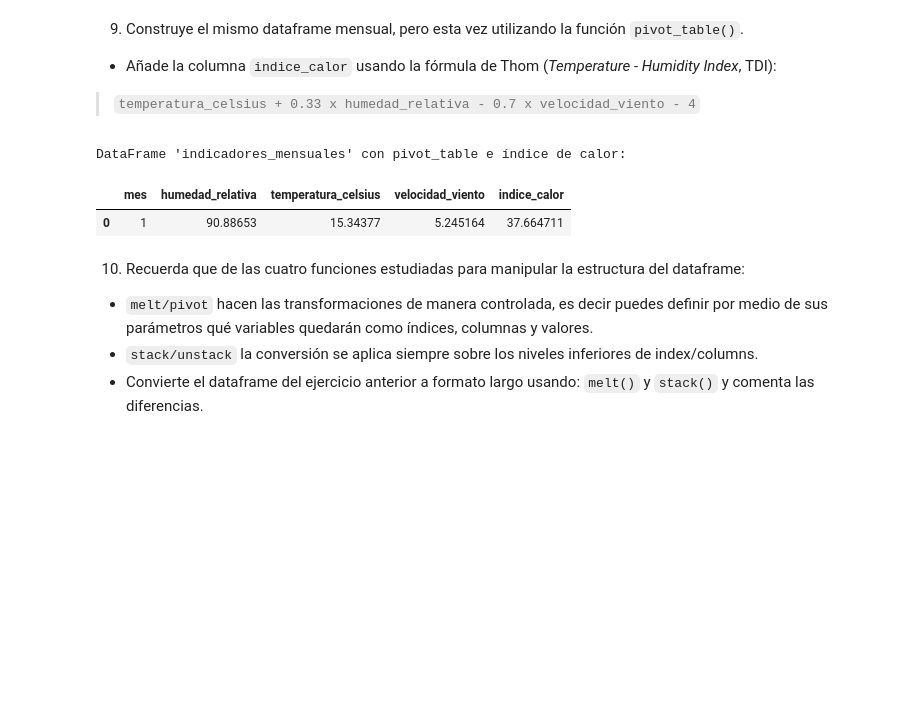
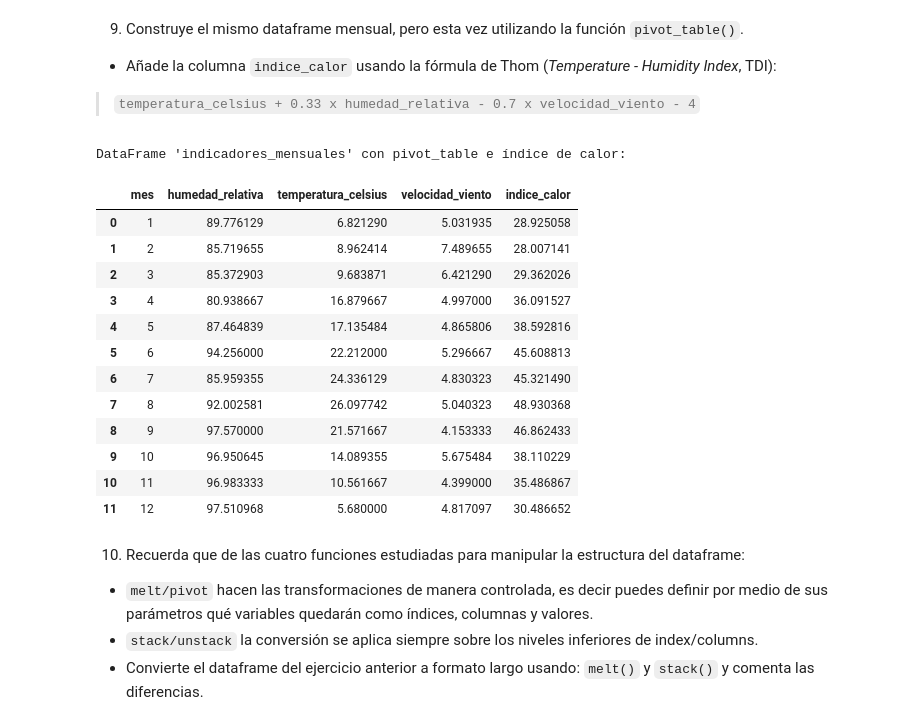
Before and after one commit to JhonWV/Ciencias_Datos, a Jupyter notebook: Actividad2AnalisisPandas.ipynb, the cells around one changed output. Cells and saved outputs as stored; diff of their text form; code cells hidden in the pictures; blank space fills up the shorter version.

```diff
--- a/Actividad2AnalisisPandas.ipynb
+++ b/Actividad2AnalisisPandas.ipynb
@@ -492,12 +494,13 @@ plt.show()
 # Crear columna 'mes' a partir del índice, agrupar, calcular promedios
 # y conservar solo las 3 columnas solicitadas
 indicadores_mensuales = indicadores_diarios.copy()
-indicadores_diarios.index = pd.to_datetime(indicadores_diarios.index)
-indicadores_mensuales['mes'] = indicadores_mensuales.index.month
-# aplicar groupby por la nueva columna 'mes', calcular la media (.mean())
+indicadores_mensuales['fecha'] = pd.to_datetime(indicadores_mensuales['fecha'])
+indicadores_mensuales['mes'] = indicadores_mensuales['fecha'].dt.month
+# aplicar groupby por la nueva columna 'mes', calcular la media )
 # y seleccionar únicamente las columnas requeridas
-indicadores_mensuales = indicadores_mensuales.groupby('mes')[['humedad_relativa',
-'temperatura_celsius', 'velocidad_viento']].mean().reset_index()
+indicadores_mensuales = indicadores_mensuales.groupby('mes')[
+    ['humedad_relativa', 'temperatura_celsius', 'velocidad_viento']
+].mean().reset_index()
 print("DataFrame 'indicadores_mensuales':")
 indicadores_mensuales
 # %% [output]
@@ -511,24 +525,35 @@ DataFrame 'indicadores_mensuales':
 # %%
 # Crear columna 'mes' a partir del índice, agrupar, calcular promedios
 # y conservar solo las 3 columnas solicitadas
 indicadores_mensuales = indicadores_diarios.copy()
-indicadores_diarios.index = pd.to_datetime(indicadores_diarios.index)
-indicadores_mensuales['mes'] = indicadores_mensuales.index.month
+indicadores_mensuales['fecha'] = pd.to_datetime(indicadores_mensuales['fecha'])
+indicadores_mensuales['mes'] = indicadores_mensuales['fecha'].dt.month
 # Construir con la funcion pivot_table y se calcula el promedio agrupado por la columna 'mes'
 indicadores_mensuales = indicadores_mensuales.pivot_table(values=['humedad_relativa', 'temperatura_celsius',
 'velocidad_viento'],index='mes',aggfunc='mean').reset_index()
 
 #Se construye el calculo para agregar usando la fórmula de Thom (TDI)
 # Fórmula: temperatura_celsius + 0.33 * humedad_relativa - 0.7 * velocidad_viento - 4
 indicadores_mensuales['indice_calor'] = (indicadores_mensuales['temperatura_celsius']
 + 0.33 * indicadores_mensuales['humedad_relativa'] - 0.7 * indicadores_mensuales['velocidad_viento']- 4)
 
 print("DataFrame 'indicadores_mensuales' con pivot_table e índice de calor:")
 indicadores_mensuales
 # %% [output]
 DataFrame 'indicadores_mensuales' con pivot_table e índice de calor:
 |  | mes | humedad_relativa | temperatura_celsius | velocidad_viento | indice_calor |
-| 0 | 1 | 90.88653 | 15.34377 | 5.245164 | 37.664711 |
+| 0 | 1 | 89.776129 | 6.821290 | 5.031935 | 28.925058 |
+| 1 | 2 | 85.719655 | 8.962414 | 7.489655 | 28.007141 |
+| 2 | 3 | 85.372903 | 9.683871 | 6.421290 | 29.362026 |
+| 3 | 4 | 80.938667 | 16.879667 | 4.997000 | 36.091527 |
+| 4 | 5 | 87.464839 | 17.135484 | 4.865806 | 38.592816 |
+| 5 | 6 | 94.256000 | 22.212000 | 5.296667 | 45.608813 |
+| 6 | 7 | 85.959355 | 24.336129 | 4.830323 | 45.321490 |
+| 7 | 8 | 92.002581 | 26.097742 | 5.040323 | 48.930368 |
+| 8 | 9 | 97.570000 | 21.571667 | 4.153333 | 46.862433 |
+| 9 | 10 | 96.950645 | 14.089355 | 5.675484 | 38.110229 |
+| 10 | 11 | 96.983333 | 10.561667 | 4.399000 | 35.486867 |
+| 11 | 12 | 97.510968 | 5.680000 | 4.817097 | 30.486652 |
 # %% [markdown]
 10. Recuerda que de las cuatro funciones estudiadas para manipular la estructura del dataframe:
 - `melt/pivot` hacen las transformaciones de manera controlada, es decir puedes
```
Also changed, not shown: parts of 4 cells of this notebook.
